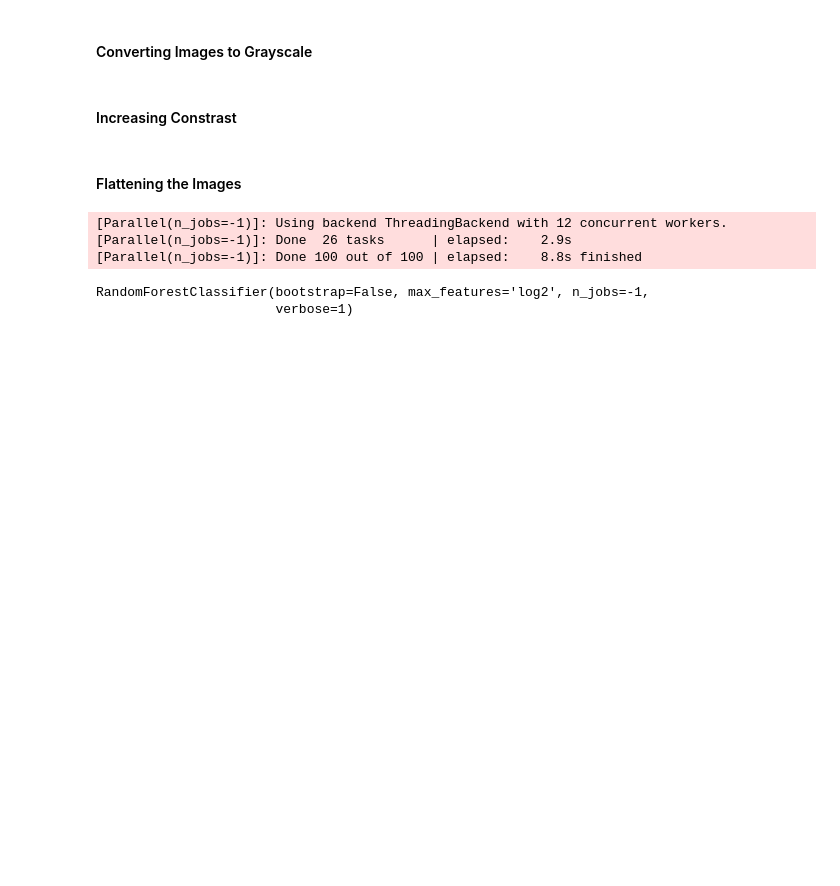
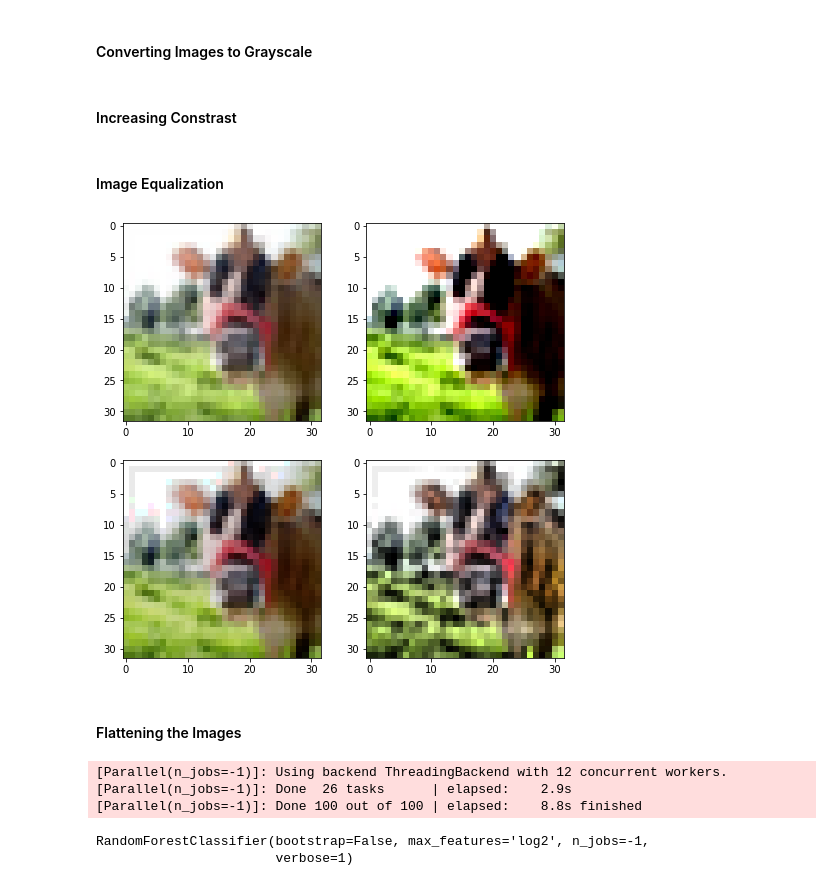
Before and after one commit to hollycraig/machine_learning_assignment_2, a Jupyter notebook: random_forest.ipynb, the cells around one changed output. Cells and saved outputs as stored; diff of their text form; code cells hidden in the pictures; blank space fills up the shorter version.

Commit message:
added some image equalization techniques

```diff
--- a/random_forest.ipynb
+++ b/random_forest.ipynb
@@ -37,7 +38,28 @@ def increase_all_contrast(train, test):
         new_test[i] = increase_image_contrast(test[i])
     return new_train, new_test
 # %%
-x_train, x_test = increase_all_contrast(x_train, x_test)
+# x_train, x_test = increase_all_contrast(x_train, x_test)
+# %% [markdown]
+#### Image Equalization
+# %%
+hist_eq_image = exposure.equalize_hist(x_train[0])
+img_adapteq = exposure.equalize_adapthist(x_train[0], clip_limit=0.03)
+p_low, p_high = np.percentile(x_train[0], (20, 80))
+img_rescale = exposure.rescale_intensity(x_train[0], in_range=(p_low, p_high))
+# %%
+w=10
+h=10
+fig=plt.figure(figsize=(8, 8))
+columns = 2
+rows = 2
+images = [x_train[0], img_rescale, hist_eq_image, img_adapteq]
+for i in range(1, columns*rows +1):
+    img = np.random.randint(10, size=(h,w))
+    fig.add_subplot(rows, columns, i)
+    plt.imshow(images[i - 1])
+plt.show()
+# %% [output]
+[figure, added]
 # %% [markdown]
 #### Flattening the Images
 # %%
```
Also changed, not shown: parts of 1 cell of this notebook.
